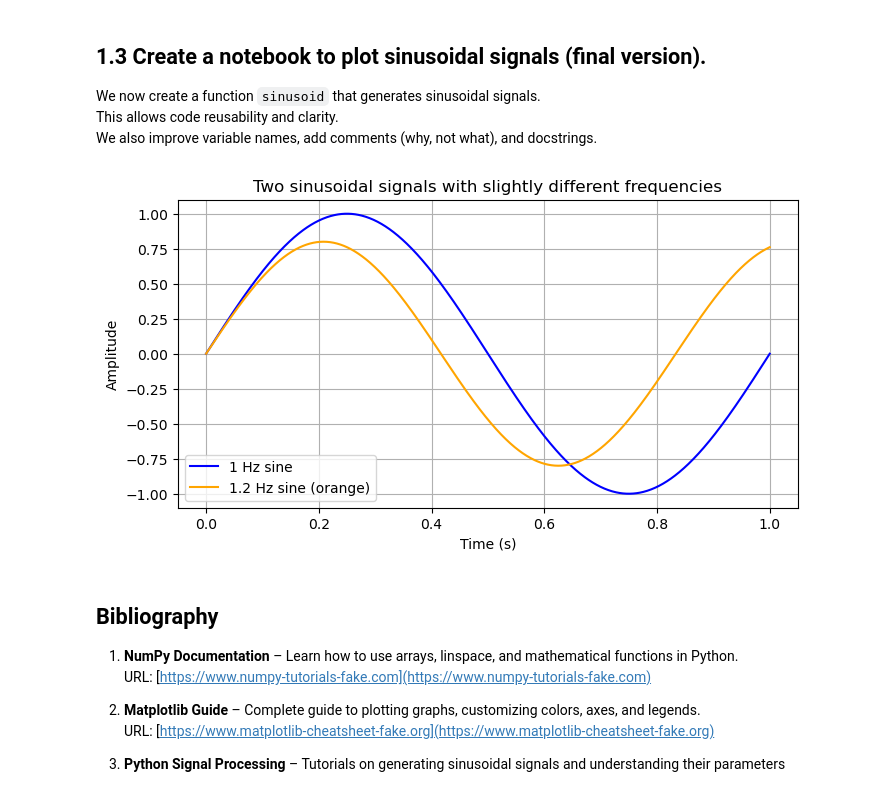
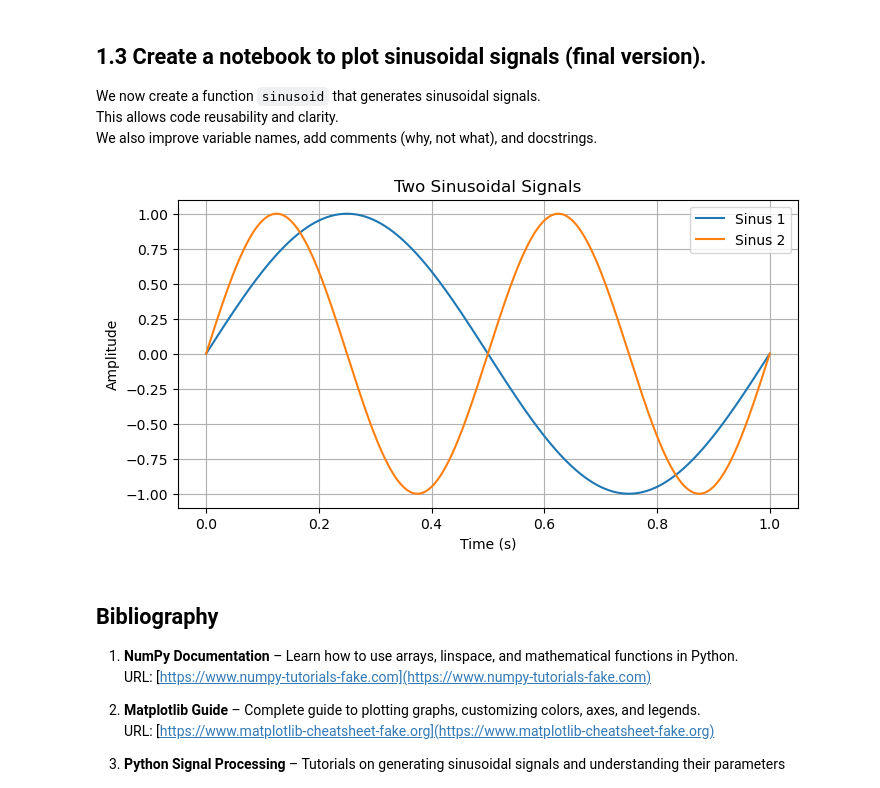
Before and after one commit to Baptoudu36/Series02-Python, a Jupyter notebook: python-series02.ipynb, the cells around one changed output. Cells and saved outputs as stored; diff of their text form; code cells hidden in the pictures.

```diff
--- a/python-series02.ipynb
+++ b/python-series02.ipynb
@@ -116,22 +129,70 @@ We now create a function `sinusoid` that generates sinusoidal signals.
 This allows code reusability and clarity.
 We also improve variable names, add comments (why, not what), and docstrings.
 # %%
-# Génération des deux signaux
-t1, s1 = sinusoid(frequency=1.0, amplitude=1.0, phase=0, duration=1)     # Bleu : 1 Hz
-t2, s2 = sinusoid(frequency=1.2, amplitude=0.8, phase=0, duration=1)     # Orange : 1.2 Hz, commence à 0
+# =============================================
+# Final Version: Two Sinusoidal Signals
+# =============================================
 
-# Tracé
-plt.figure(figsize=(8,4))
-plt.plot(t1, s1, label="1 Hz sine", color='blue')
-plt.plot(t2, s2, label="1.2 Hz sine (orange)", color='orange')
-plt.title("Two sinusoidal signals with slightly different frequencies")
-plt.xlabel("Time (s)")
-plt.ylabel("Amplitude")
-plt.grid(True)
-plt.legend()
-plt.show()
+import numpy as np
+import matplotlib.pyplot as plt
+
+def sinusoid(frequency: float, amplitude: float, phase: float, duration: float, sampling_rate: int = 1000):
+    """
+    Generate a sinusoidal signal.
+
+    Parameters
+    ----------
+    frequency : float
+        Frequency of the sinusoid (Hz)
+    amplitude : float
+        Amplitude of the sinusoid
+    phase : float
+        Initial phase (rad)
+    duration : float
+        Signal duration (s)
+    sampling_rate : int
+        Number of samples per second
+
+    Returns
+    -------
+    time_array : numpy.ndarray
+        Time values
+    signal : numpy.ndarray
+        Sinusoidal signal
+    """
+    # Create evenly spaced time points from 0 to duration
+    time_array = np.linspace(0, duration, int(duration * sampling_rate))
+
+    # Compute the sine value at each time point
+    signal = amplitude * np.sin(2 * np.pi * frequency * time_array + phase)
+
+    # Return both the time array and the signal for plotting
+    return time_array, signal
+
+# ----------------------------
+# Generate two sinusoidal signals
+# ----------------------------
+# Properties of the signals: frequency in Hz, amplitude in units, phase in radians, duration in seconds
+t1, s1 = sinusoid(frequency=1, amplitude=1, phase=0, duration=1)  # First signal: 1 Hz
+t2, s2 = sinusoid(frequency=2, amplitude=1, phase=0, duration=1)  # Second signal: 2 Hz
+
+# ----------------------------
+# Plot the signals
+# ----------------------------
+plt.figure(figsize=(8,4))  # Set figure size
+
+plt.plot(t1, s1, label="Sinus 1")  # Plot first sinusoid
+plt.plot(t2, s2, label="Sinus 2")  # Plot second sinusoid
+
+plt.title("Two Sinusoidal Signals")  # Add title
+plt.xlabel("Time (s)")               # Label x-axis
+plt.ylabel("Amplitude")              # Label y-axis
+plt.grid(True)                       # Add grid for readability
+plt.legend()                         # Add legend to distinguish signals
+
+plt.show()  # Display the plot
 # %% [output]
-[figure, old version]
+[figure, new version]
 # %% [markdown]
 ## Bibliography
 
```
Also changed, not shown: parts of 2 cells of this notebook.
